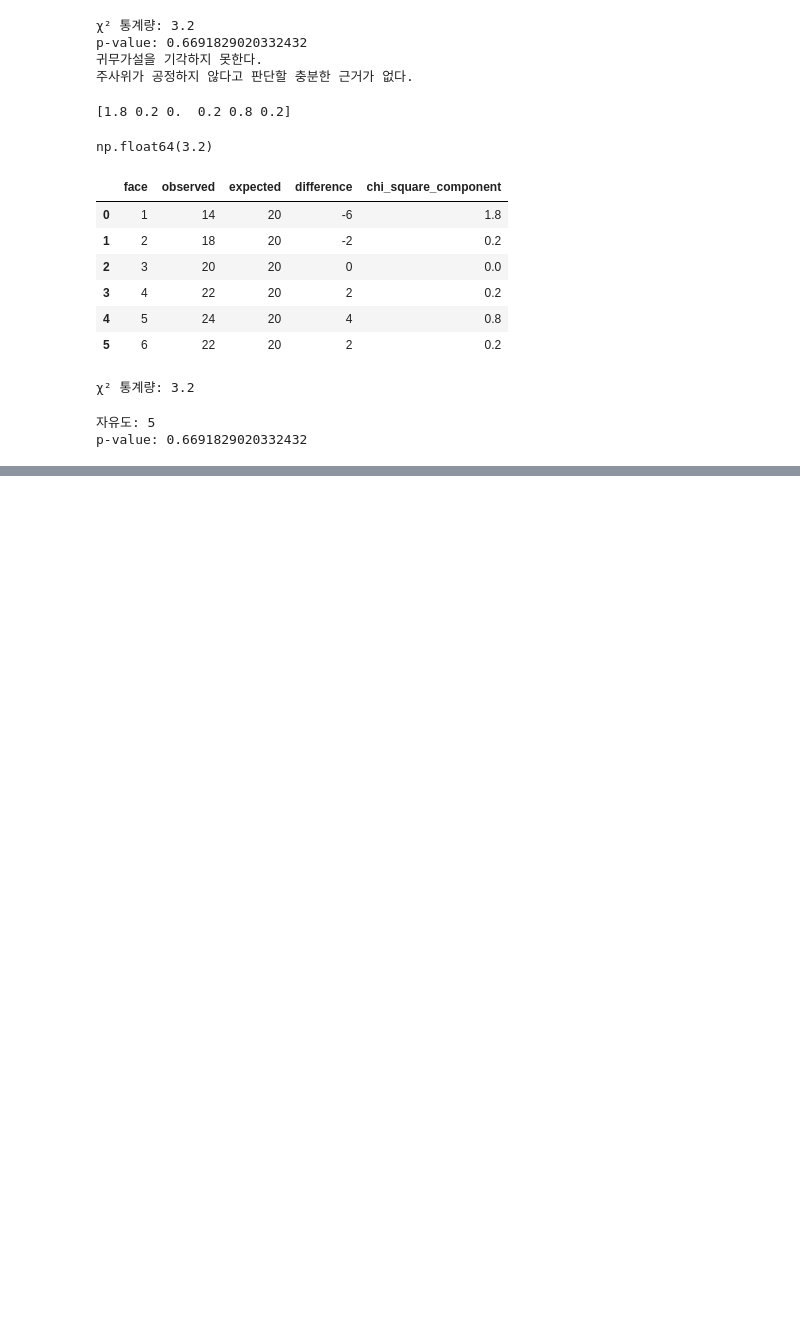
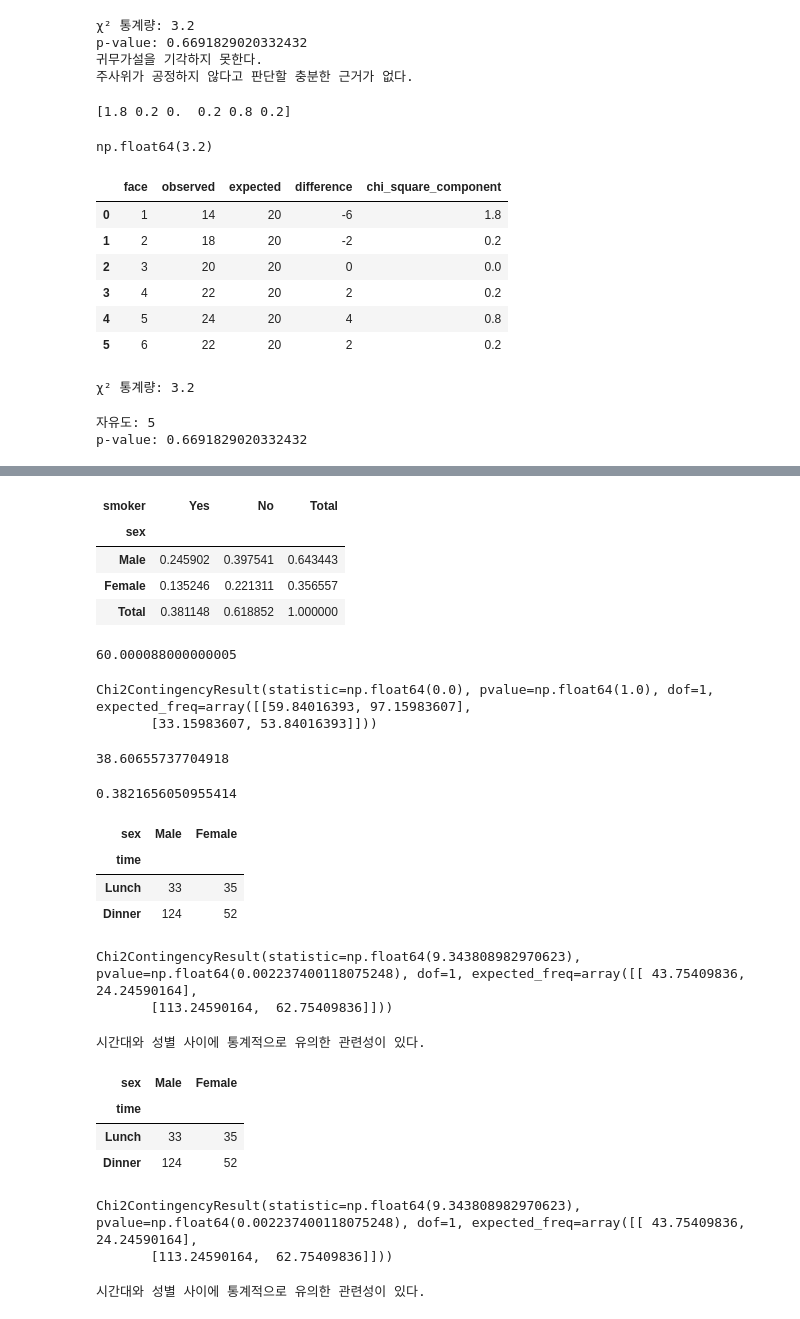
Before and after one commit to Kimchi-2025/big0611, a Jupyter notebook: py/stats.ipynb, the cells around one changed output, grey strips where cells are left out. Cells and saved outputs as stored; diff of their text form; code cells hidden in the pictures; blank space fills up the shorter version.

```diff
--- a/py/stats.ipynb
+++ b/py/stats.ipynb
@@ -2946,0 +3014,25 @@ p-value: 0.6691829020332432
+# %%
+pd.crosstab(tips['sex'], tips['smoker'], margins=True, margins_name="Total")/244
+# %% [output]
+| smoker | Yes | No | Total |
+| sex |  |  |  |
+| Male | 0.245902 | 0.397541 | 0.643443 |
+| Female | 0.135246 | 0.221311 | 0.356557 |
+| Total | 0.381148 | 0.618852 | 1.000000 |
+# %%
+0.245902*244
+# %% [output]
+60.000088000000005
+# %%
+stats.chi2_contingency(pd.crosstab(tips['sex'], tips['smoker']))
+# %% [output]
+Chi2ContingencyResult(statistic=np.float64(0.0), pvalue=np.float64(1.0), dof=1, expected_freq=array([[59.84016393, 97.15983607],
+       [33.15983607, 53.84016393]]))
+# %%
+60*157/244
+# %% [output]
+38.60655737704918
+# %%
+60/157
+# %% [output]
+0.3821656050955414
@@ -2946,0 +3044,53 @@ p-value: 0.6691829020332432
+# %%
+table
+# %% [output]
+| sex | Male | Female |
+| time |  |  |
+| Lunch | 33 | 35 |
+| Dinner | 124 | 52 |
+# %%
+result = stats.chi2_contingency(table)
+result
+# %% [output]
+Chi2ContingencyResult(statistic=np.float64(9.343808982970623), pvalue=np.float64(0.002237400118075248), dof=1, expected_freq=array([[ 43.75409836,  24.24590164],
+       [113.24590164,  62.75409836]]))
+# %%
+if result.pvalue < 0.05:
+    print(
+        "시간대와 성별 사이에 "
+        "통계적으로 유의한 관련성이 있다."
+    )
+else:
+    print(
+        "시간대와 성별 사이에 관련성이 있다고 "
+        "판단할 충분한 근거가 없다."
+    )
+# %% [output]
+시간대와 성별 사이에 통계적으로 유의한 관련성이 있다.
+# %%
+table = pd.crosstab(tips['time'], tips['sex'])
+table
+# %% [output]
+| sex | Male | Female |
+| time |  |  |
+| Lunch | 33 | 35 |
+| Dinner | 124 | 52 |
+# %%
+result = stats.chi2_contingency(table)
+result #귀무가설 기각. 시간대와 성별은 서로 관계가 있다. 독립적이지 않다.
+# %% [output]
+Chi2ContingencyResult(statistic=np.float64(9.343808982970623), pvalue=np.float64(0.002237400118075248), dof=1, expected_freq=array([[ 43.75409836,  24.24590164],
+       [113.24590164,  62.75409836]]))
+# %%
+if result.pvalue < 0.05:
+    print(
+        "시간대와 성별 사이에 "
+        "통계적으로 유의한 관련성이 있다."
+    )
+else:
+    print(
+        "시간대와 성별 사이에 관련성이 있다고 "
+        "판단할 충분한 근거가 없다."
+    )
+# %% [output]
+시간대와 성별 사이에 통계적으로 유의한 관련성이 있다.
```
Also changed, not shown: parts of 13 cells of this notebook, 3 other files.
